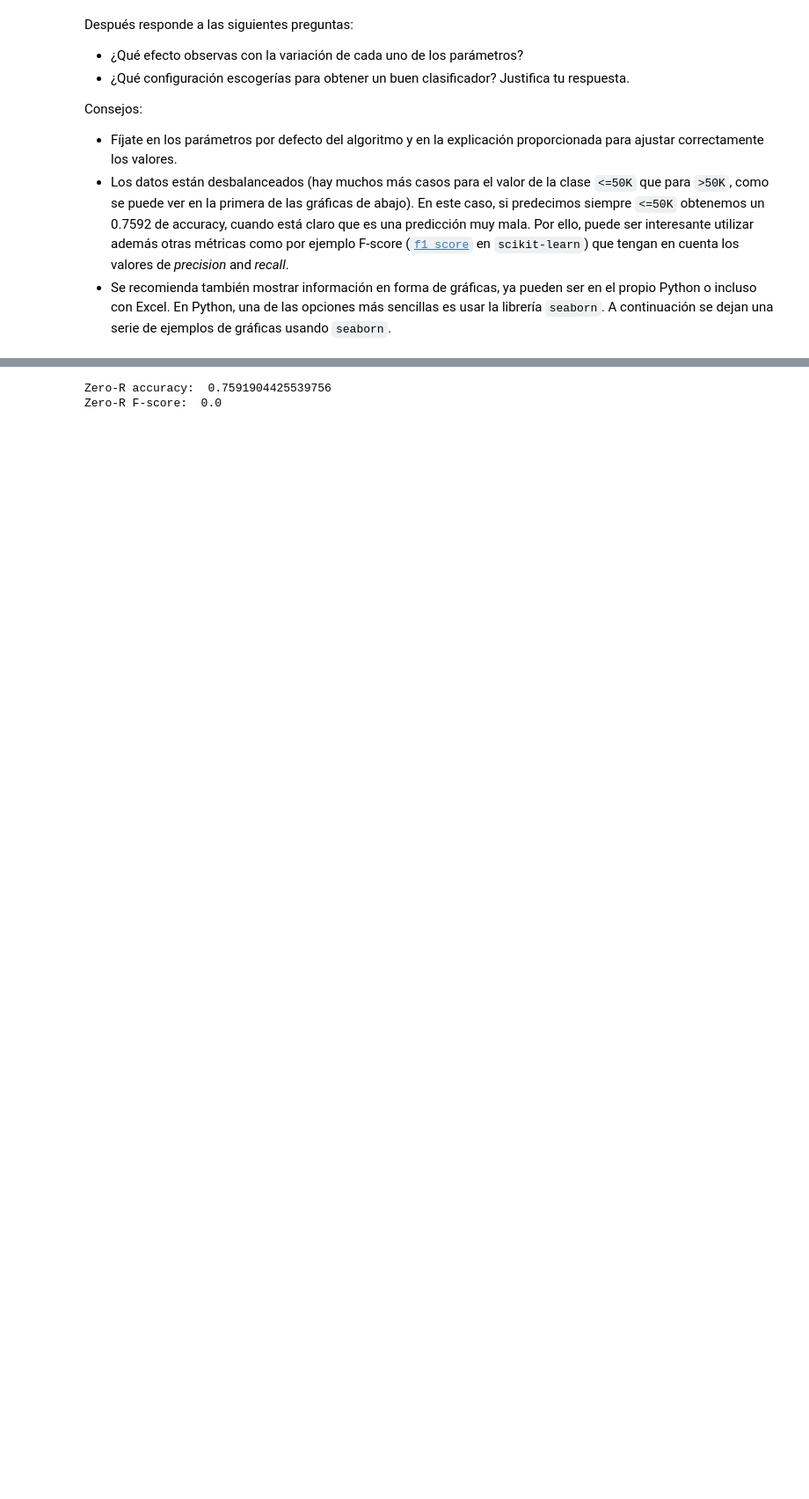
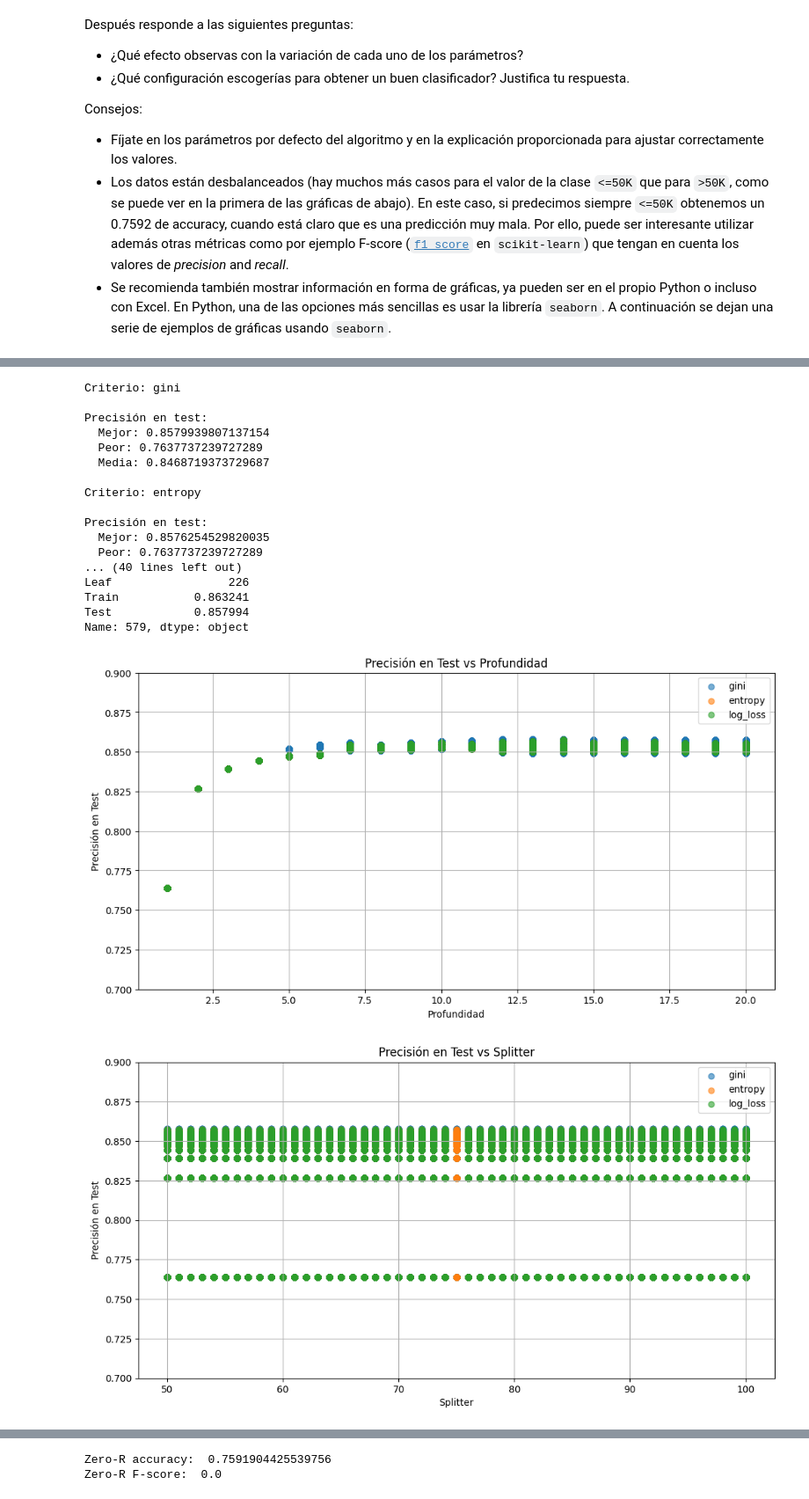
Before and after one commit to Karlingas/Algoritmos-Arboles-de-Decision, a Jupyter notebook: ArbolesDecision.ipynb, the cells around one changed output, grey strips where cells are left out. Shown at 88% size. Drawn from its saved outputs; the diff is of its cells as text; code cells hidden in the pictures; blank space fills up the shorter version.

```diff
--- a/ArbolesDecision.ipynb
+++ b/ArbolesDecision.ipynb
@@ -474,0 +488,66 @@ for criterio in Criterion:
+# %%
+
+# Cargar el archivo CSV
+csv_file_path = 'csv/tarea1.csv'
+df = pd.read_csv(csv_file_path)
+
+# Convertir columnas numéricas si es necesario
+df[['Depth', 'Splitter', 'Min_to_Split', 'Node', 'Leaf', 'Train', 'Test']] = df[['Depth', 'Splitter', 'Min_to_Split', 'Node', 'Leaf', 'Train', 'Test']].apply(pd.to_numeric, errors='coerce')
+
+# Función para calcular estadísticas por criterio
+def calcular_estadisticas(df, columna, nombre):
+    print(f"\n{nombre}:")
+    print(f"  Mejor: {df[columna].max()}")
+    print(f"  Peor: {df[columna].min()}")
+    print(f"  Media: {df[columna].mean()}")
+
+for criterio in df['Criterion'].unique():
+    df_criterio = df[df['Criterion'] == criterio]
+    print(f"\nCriterio: {criterio}")
+    calcular_estadisticas(df_criterio, 'Test', 'Precisión en test')
+
+variables = ['Splitter', 'Min_to_Split', 'Depth', 'Node', 'Leaf']
+for var in variables:
+    calcular_estadisticas(df, var, f"Análisis de {var}")
+
+best_tree = df.loc[df['Test'].idxmax()]
+print("\nMejor Árbol Encontrado:")
+print(best_tree)
+
+# Gráficas con rango reducido
+def plot_graph(x, y, xlabel, ylabel, title):
+    plt.figure(figsize=(12, 6))
+    plt.ylim(0.7, 0.9)
+    for criterio in df['Criterion'].unique():
+        df_criterio = df[df['Criterion'] == criterio]
+        plt.scatter(df_criterio[x], df_criterio[y], label=criterio, alpha=0.6)
+    plt.xlabel(xlabel)
+    plt.ylabel(ylabel)
+    plt.legend()
+    plt.title(title)
+    plt.grid(True)
+    plt.show()
+
+plot_graph('Depth', 'Test', 'Profundidad', 'Precisión en Test', 'Precisión en Test vs Profundidad')
+plot_graph('Splitter', 'Test', 'Splitter', 'Precisión en Test', 'Precisión en Test vs Splitter')
+plot_graph('Min_to_Split', 'Test', 'Min Samples to Split', 'Precisión en Test', 'Precisión en Test vs Min Samples to Split')
+# %% [output]
+Criterio: gini
+
+Precisión en test:
+  Mejor: 0.8579939807137154
+  Peor: 0.7637737239727289
+  Media: 0.8468719373729687
+
+Criterio: entropy
+
+Precisión en test:
+  Mejor: 0.8576254529820035
+  Peor: 0.7637737239727289
+... (40 lines left out)
+Leaf                 226
+Train           0.863241
+Test            0.857994
+Name: 579, dtype: object
+[figure, added]
+[figure, added]
```
Also changed, not shown: parts of 13 cells of this notebook, 1 other file.
